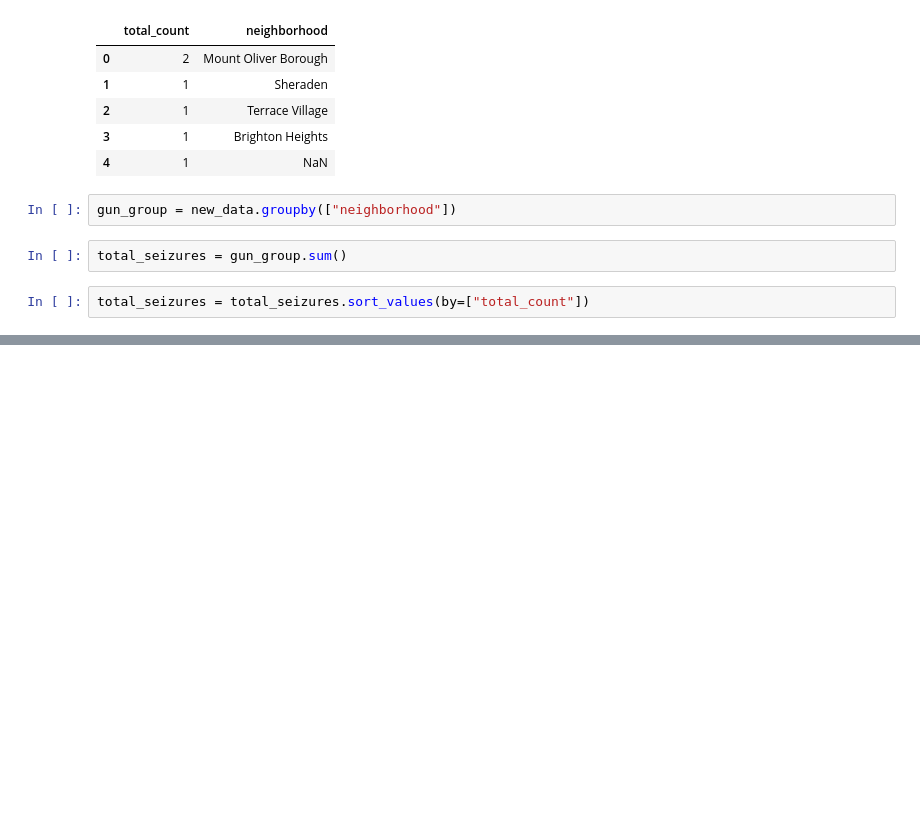
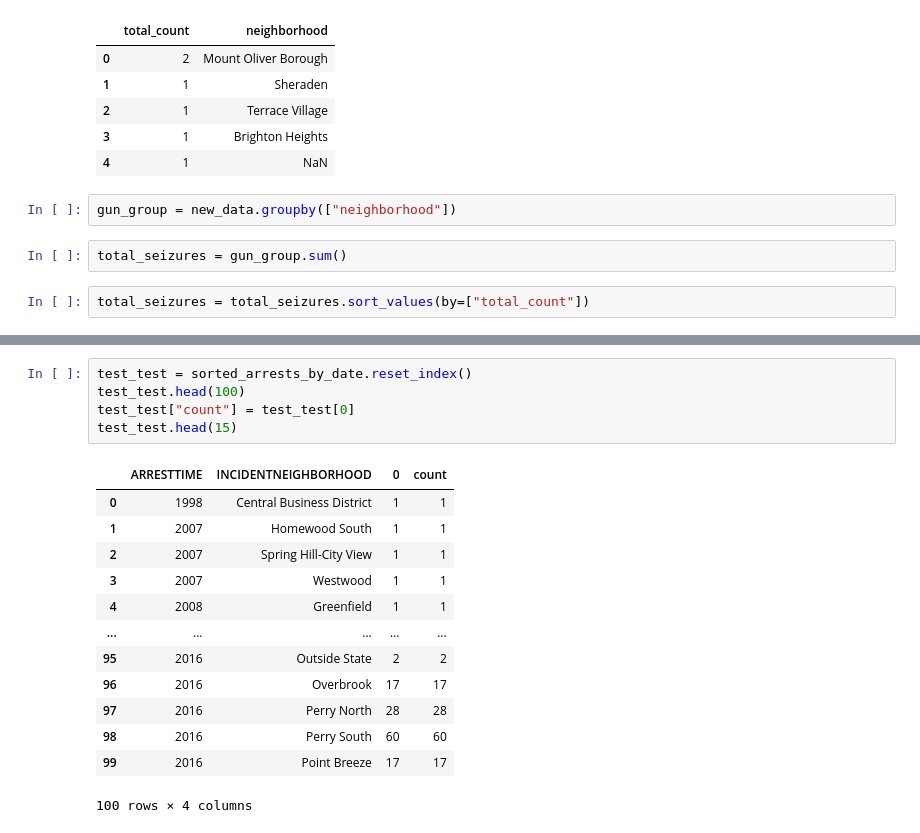
Before and after one commit to arimagnolia/cmpinf_final_project, a Jupyter notebook: david-poling.ipynb, the cells around one changed output, grey strips where cells are left out. Drawn from its saved outputs; the diff is of its cells as text; blank space fills up the shorter version.

```diff
--- a/david-poling.ipynb
+++ b/david-poling.ipynb
@@ -56,0 +148,19 @@ total_seizures.plot(kind = "barh", y = "total_count", figsize = (20,20))
+# %%
+test_test = sorted_arrests_by_date.reset_index()
+test_test.head(100)
+test_test["count"] = test_test[0]
+test_test.head(15)
+# %% [output]
+|  | ARRESTTIME | INCIDENTNEIGHBORHOOD | 0 | count |
+| 0 | 1998 | Central Business District | 1 | 1 |
+| 1 | 2007 | Homewood South | 1 | 1 |
+| 2 | 2007 | Spring Hill-City View | 1 | 1 |
+| 3 | 2007 | Westwood | 1 | 1 |
+| 4 | 2008 | Greenfield | 1 | 1 |
+| ... | ... | ... | ... | ... |
+| 95 | 2016 | Outside State | 2 | 2 |
+| 96 | 2016 | Overbrook | 17 | 17 |
+| 97 | 2016 | Perry North | 28 | 28 |
+| 98 | 2016 | Perry South | 60 | 60 |
+| 99 | 2016 | Point Breeze | 17 | 17 |
+100 rows × 4 columns
```
Also changed, not shown: parts of 15 cells of this notebook, 4 other files.
